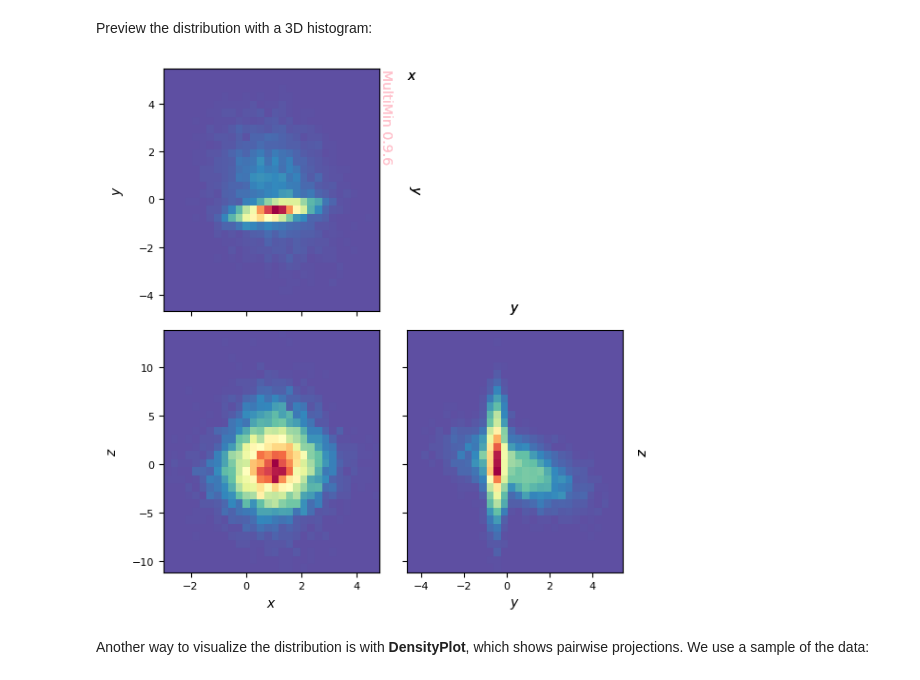
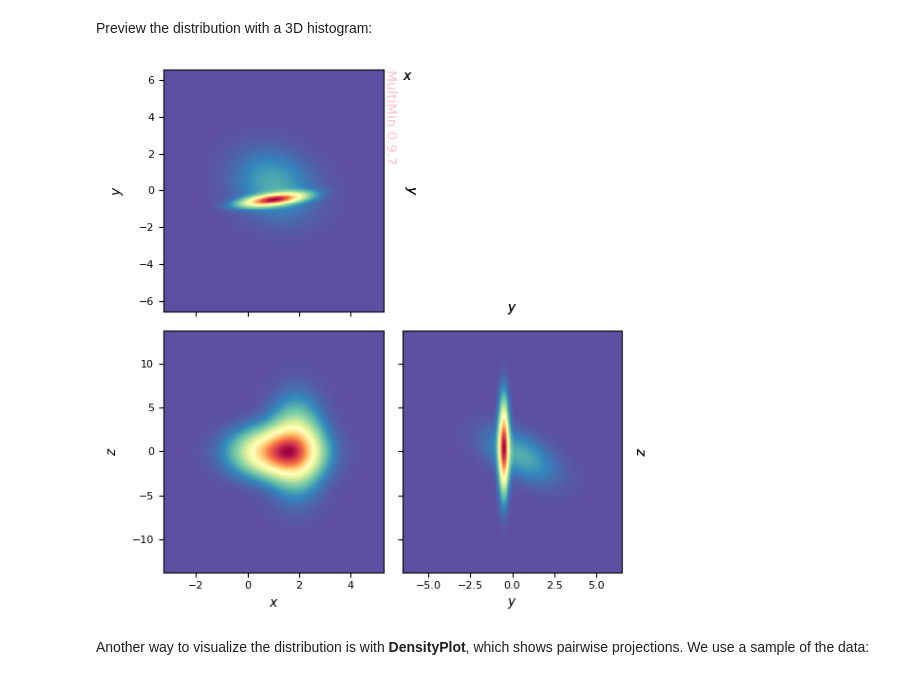
Before and after one commit to seap-udea/multimin, a Jupyter notebook: docs/examples/multimin_cmnd_tutorial.ipynb, the cells around one changed output. Saved outputs shown, nothing was run; the diff lists cells and outputs as text; code cells hidden in the pictures.

```diff
--- a/docs/examples/multimin_cmnd_tutorial.ipynb
+++ b/docs/examples/multimin_cmnd_tutorial.ipynb
@@ -126,18 +126,25 @@ Preview the distribution with a 3D histogram:
 # %%
 properties=dict(
     x=dict(label=r"$x$",range=None),
     y=dict(label=r"$y$",range=None),
     z=dict(label=r"$z$",range=None),
 )
 
-fig = CMND.plot_sample(
+# fig = CMND.plot_sample(
+#     figsize=3,
+#     properties=properties,
+#     hargs=dict(bins=30,cmap='Spectral_r', alpha=1)
+# )
+G = CMND.plot_pdf(
+    properties=properties,
     figsize=3,
-    properties=properties,
-    hargs=dict(bins=30,cmap='Spectral_r', alpha=1)
+    grid_size=400,
+    colorbar=False,
+    cmap="Spectral_r",
 )
 plt.savefig(f'gallery/{figprefix}_3d_sample_density.png')
 # %% [output]
-[figure, old version]
+[figure, new version]
 # %% [markdown]
 Another way to visualize the distribution is with **DensityPlot**, which shows pairwise projections. We use a sample of the data:
 # %%
```
Also changed, not shown: parts of 9 cells of this notebook, 6 other files.
